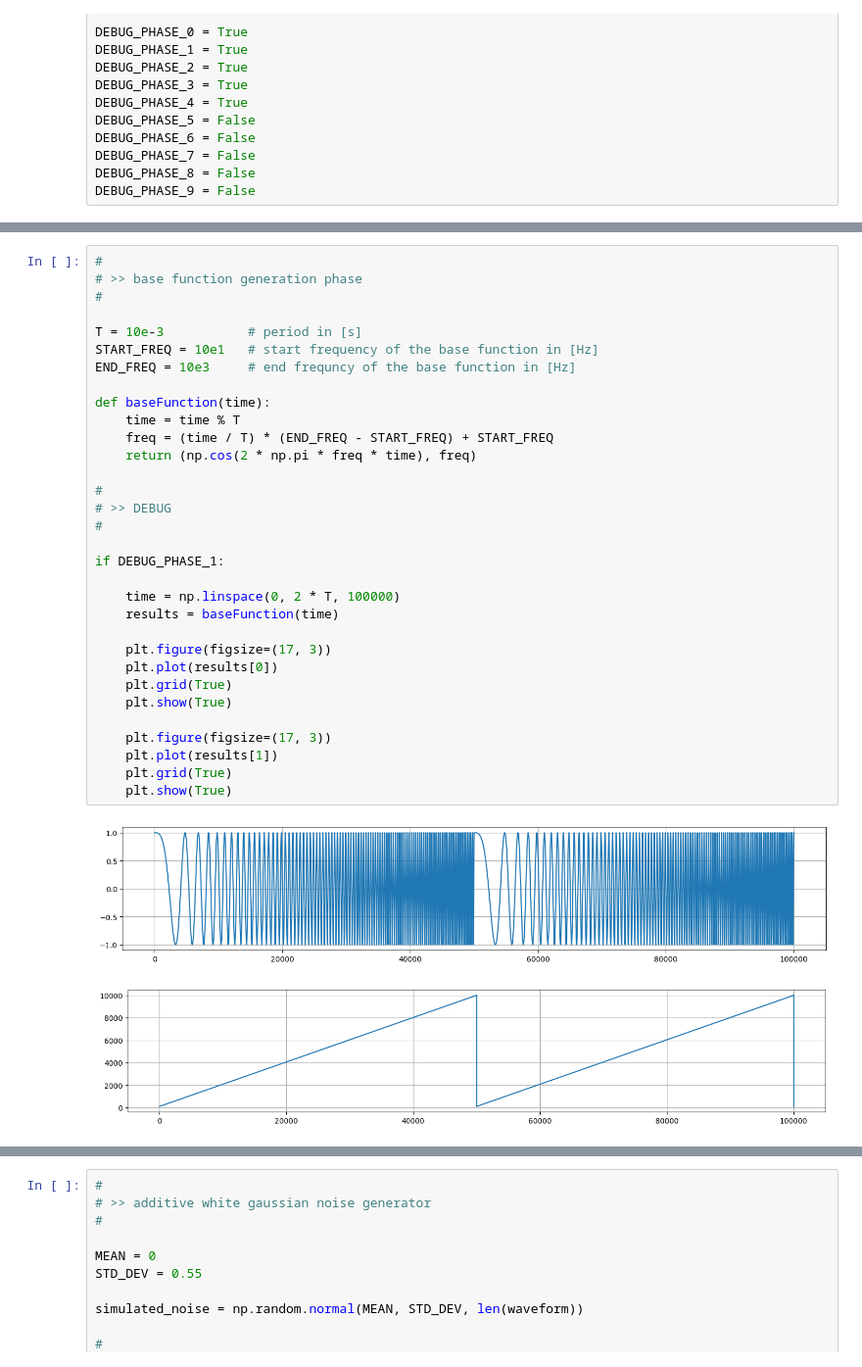
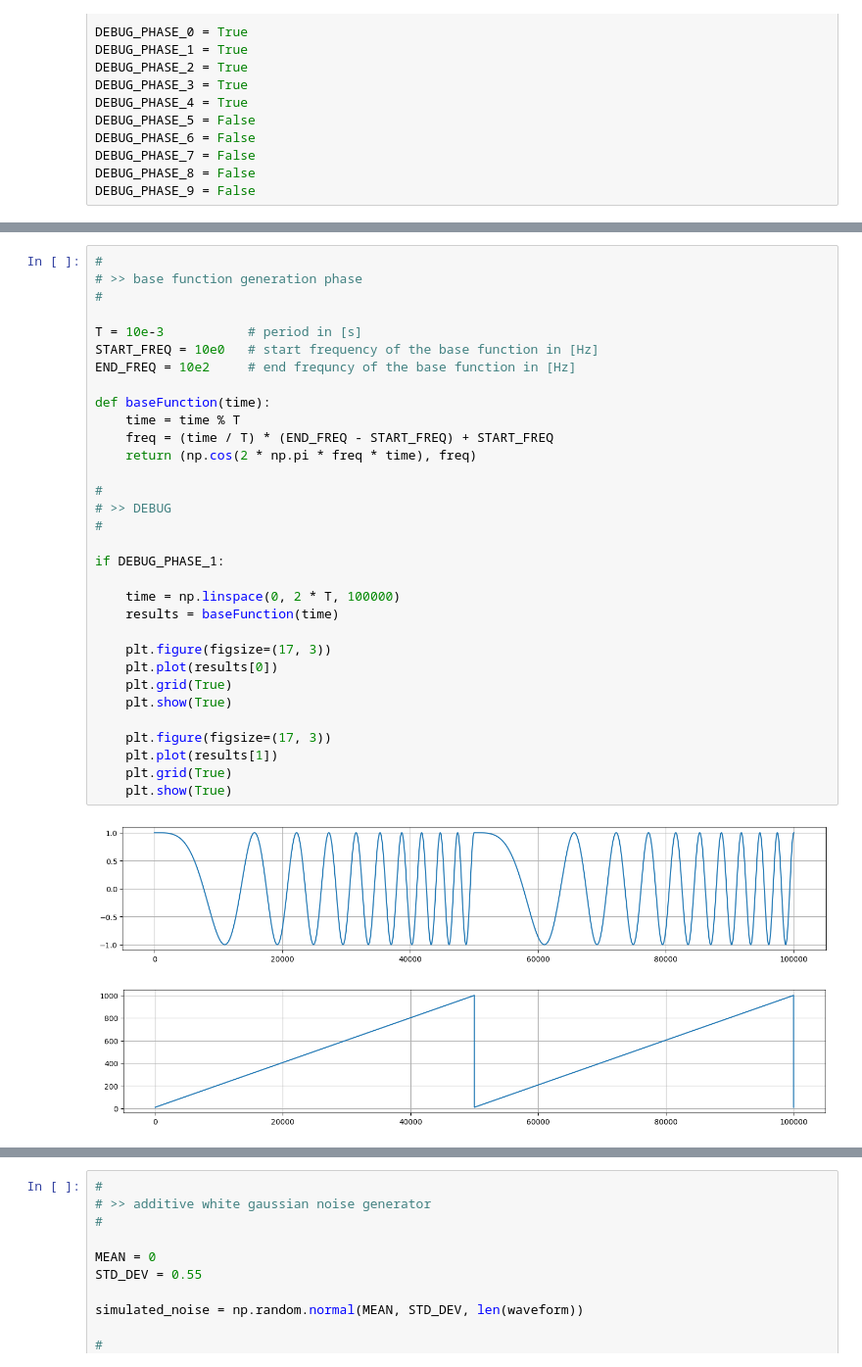
Before and after one commit to juanm-caceres24/SDR-Communication, a Jupyter notebook: LoRa Communication Simulation/LoRaCommunication-Simulation.ipynb, the cells around one changed output, grey strips where cells are left out. Shown: that part at 98% size. Saved outputs shown, nothing was run; the diff lists cells and outputs as text.

```diff
--- a/LoRa Communication Simulation/LoRaCommunication-Simulation.ipynb
+++ b/LoRa Communication Simulation/LoRaCommunication-Simulation.ipynb
@@ -70,37 +70,37 @@ if DEBUG_PHASE_0:
 #
 # >> base function generation phase
 #
 
 T = 10e-3           # period in [s]
-START_FREQ = 10e1   # start frequency of the base function in [Hz]
-END_FREQ = 10e3     # end frequncy of the base function in [Hz]
+START_FREQ = 10e0   # start frequency of the base function in [Hz]
+END_FREQ = 10e2     # end frequncy of the base function in [Hz]
 
 def baseFunction(time):
     time = time % T
     freq = (time / T) * (END_FREQ - START_FREQ) + START_FREQ
     return (np.cos(2 * np.pi * freq * time), freq)
 
 #
 # >> DEBUG
 #
 
 if DEBUG_PHASE_1:
 
     time = np.linspace(0, 2 * T, 100000)
     results = baseFunction(time)
 
     plt.figure(figsize=(17, 3))
     plt.plot(results[0])
     plt.grid(True)
     plt.show(True)
 
     plt.figure(figsize=(17, 3))
     plt.plot(results[1])
     plt.grid(True)
     plt.show(True)
 # %% [output]
-[figure, old version]
+[figure, new version]
-[figure, old version]
+[figure, new version]
 # %%
 #
 # >> encoder codeword output phase
```
Also changed, not shown: parts of 4 cells of this notebook.
